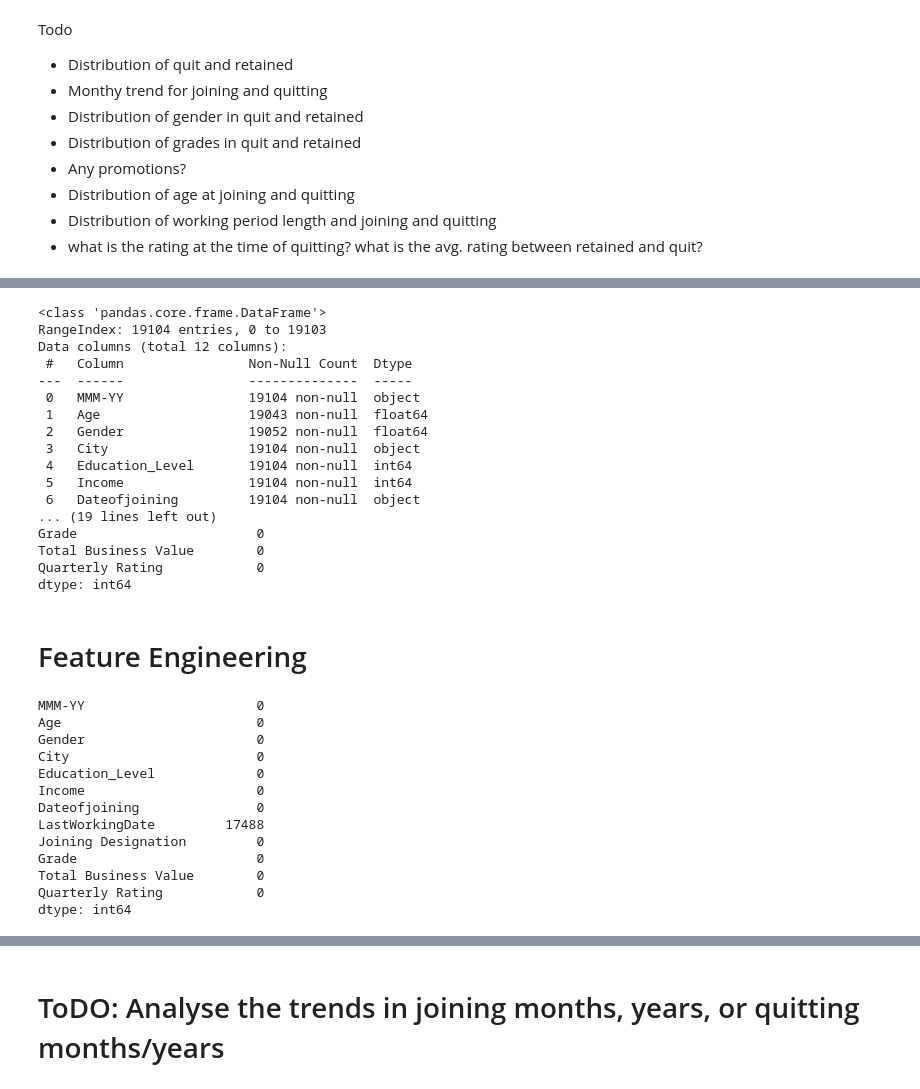
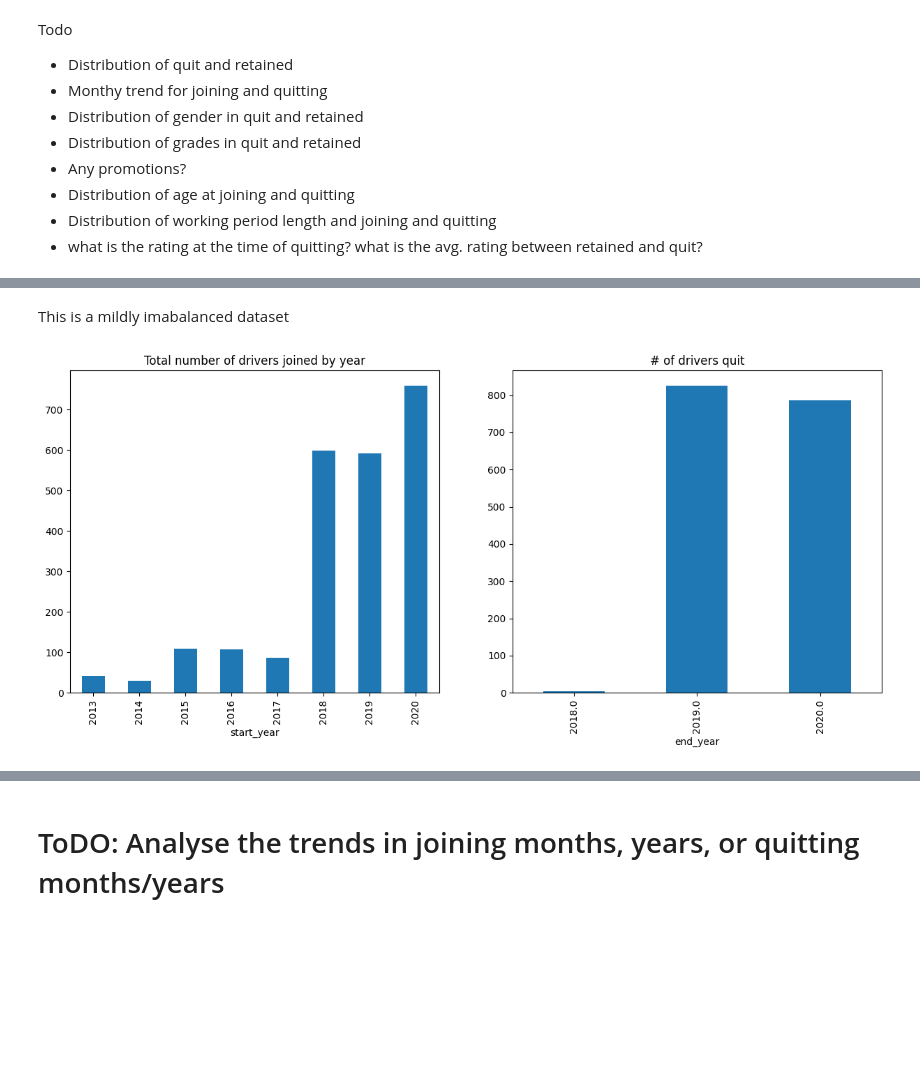
Before and after one commit to madhavpro3/DSML_casestudies, a Jupyter notebook: driver_churn.ipynb, the cells around one changed output, grey strips where cells are left out. Drawn from its saved outputs; the diff is of its cells as text; code cells hidden in the pictures; blank space fills up the shorter version.

```diff
--- a/driver_churn.ipynb
+++ b/driver_churn.ipynb
@@ -290,55 +140,0 @@ df.describe(include='all')
-# %%
-print(df.info())
-print('\n')
-print(df.isnull().sum())
-# %% [output]
-<class 'pandas.core.frame.DataFrame'>
-RangeIndex: 19104 entries, 0 to 19103
-Data columns (total 12 columns):
- #   Column                Non-Null Count  Dtype
----  ------                --------------  -----
- 0   MMM-YY                19104 non-null  object
- 1   Age                   19043 non-null  float64
- 2   Gender                19052 non-null  float64
- 3   City                  19104 non-null  object
- 4   Education_Level       19104 non-null  int64
- 5   Income                19104 non-null  int64
- 6   Dateofjoining         19104 non-null  object
-... (19 lines left out)
-Grade                       0
-Total Business Value        0
-Quarterly Rating            0
-dtype: int64
-# %% [markdown]
-# Feature Engineering
-# %%
-#Using KNN imputer to fill the missing rows for Age and Gender
-# from sklearn.impute import KNNImputer
-from sklearn.impute import SimpleImputer
-
-
-# print(df['Gender'].value_counts())
-
-# knnimputer=KNNImputer(n_neighbors=5)
-simpleimp=SimpleImputer(strategy='most_frequent')
-
-df['Age']=simpleimp.fit_transform(df[['Age']])
-df['Gender']=simpleimp.fit_transform(df[['Gender']])
-
-# print(df['Gender'].value_counts())
-
-print(df.isnull().sum())
-# %% [output]
-MMM-YY                      0
-Age                         0
-Gender                      0
-City                        0
-Education_Level             0
-Income                      0
-Dateofjoining               0
-LastWorkingDate         17488
-Joining Designation         0
-Grade                       0
-Total Business Value        0
-Quarterly Rating            0
-dtype: int64
@@ -363,0 +141,15 @@ df.drop(columns=['Dateofjoining','MMM-YY','LastWorkingDate'],inplace=True)
+# %% [markdown]
+This is a mildly imabalanced dataset
+# %%
+plt.figure(figsize=(15,6))
+plt.subplot(121)
+df_agg.groupby('start_year')['Driver_ID'].count().plot(kind='bar')
+plt.title('Total number of drivers joined by year')
+
+plt.subplot(122)
+df_agg.groupby('end_year')['hasquit'].count().plot(kind='bar')
+plt.title('# of drivers quit')
+
+plt.show()
+# %% [output]
+[figure, added]
```
Also changed, not shown: parts of 52 cells of this notebook.
